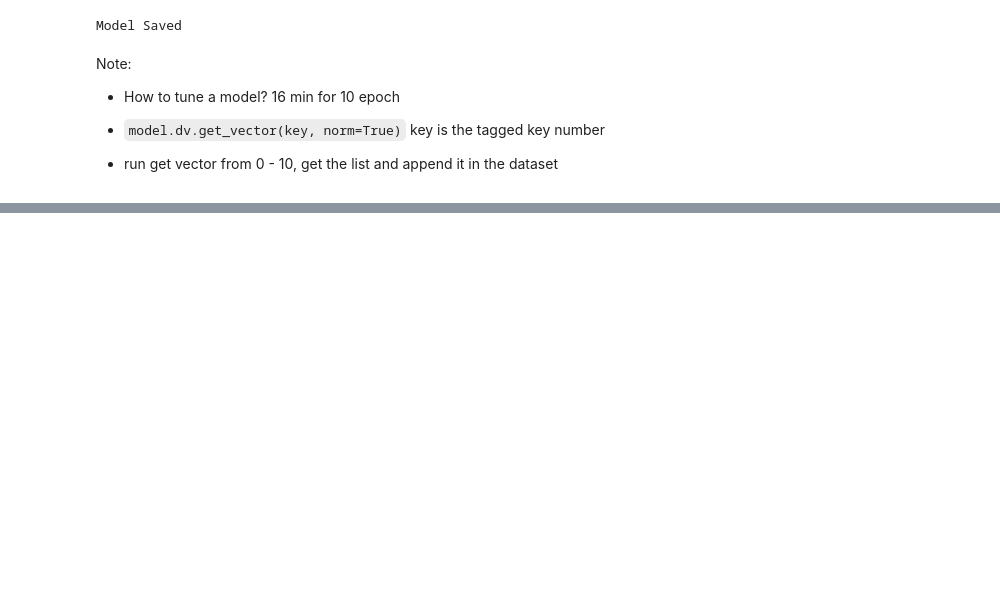
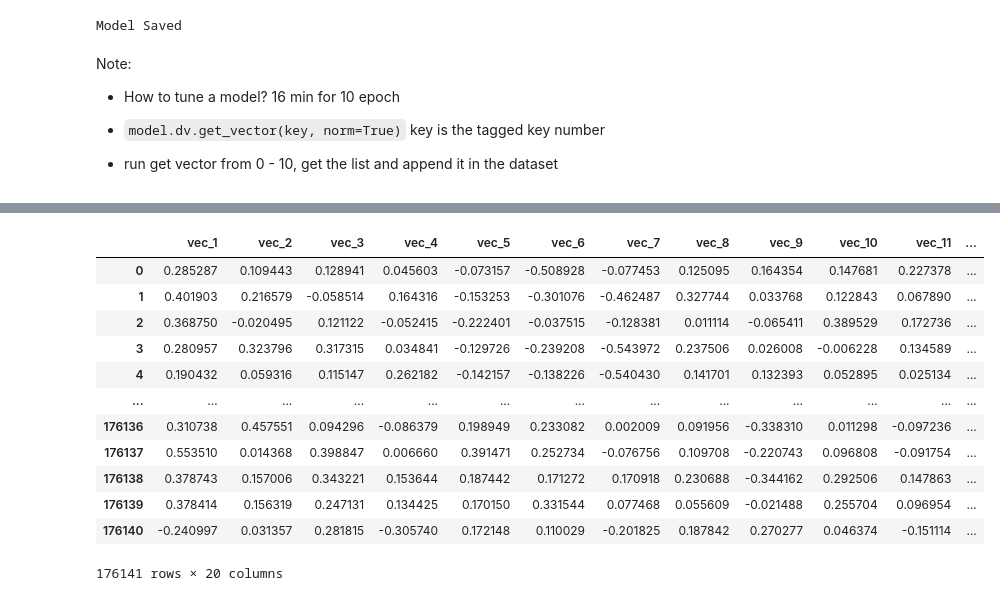
Before and after one commit to esther119/Understand-How-English-Fluency-Affects-Grade, a Jupyter notebook: doc2vec.ipynb, the cells around one changed output, grey strips where cells are left out. Saved outputs shown, nothing was run; the diff lists cells and outputs as text; code cells hidden in the pictures; blank space fills up the shorter version.

```diff
--- a/doc2vec.ipynb
+++ b/doc2vec.ipynb
@@ -99,0 +101,19 @@ df
+# %%
+vec_df = pd.DataFrame([pd.Series(x) for x in df.vec])
+vec_df.columns = ['vec_{}'.format(x+1) for x in vec_df.columns]
+
+vec_df
+# %% [output]
+|  | vec_1 | vec_2 | vec_3 | vec_4 | vec_5 | vec_6 | vec_7 | vec_8 | vec_9 | vec_10 | vec_11 | ... |
+| 0 | 0.285287 | 0.109443 | 0.128941 | 0.045603 | -0.073157 | -0.508928 | -0.077453 | 0.125095 | 0.164354 | 0.147681 | 0.227378 | ... |
+| 1 | 0.401903 | 0.216579 | -0.058514 | 0.164316 | -0.153253 | -0.301076 | -0.462487 | 0.327744 | 0.033768 | 0.122843 | 0.067890 | ... |
+| 2 | 0.368750 | -0.020495 | 0.121122 | -0.052415 | -0.222401 | -0.037515 | -0.128381 | 0.011114 | -0.065411 | 0.389529 | 0.172736 | ... |
+| 3 | 0.280957 | 0.323796 | 0.317315 | 0.034841 | -0.129726 | -0.239208 | -0.543972 | 0.237506 | 0.026008 | -0.006228 | 0.134589 | ... |
+| 4 | 0.190432 | 0.059316 | 0.115147 | 0.262182 | -0.142157 | -0.138226 | -0.540430 | 0.141701 | 0.132393 | 0.052895 | 0.025134 | ... |
+| ... | ... | ... | ... | ... | ... | ... | ... | ... | ... | ... | ... | ... |
+| 176136 | 0.310738 | 0.457551 | 0.094296 | -0.086379 | 0.198949 | 0.233082 | 0.002009 | 0.091956 | -0.338310 | 0.011298 | -0.097236 | ... |
+| 176137 | 0.553510 | 0.014368 | 0.398847 | 0.006660 | 0.391471 | 0.252734 | -0.076756 | 0.109708 | -0.220743 | 0.096808 | -0.091754 | ... |
+| 176138 | 0.378743 | 0.157006 | 0.343221 | 0.153644 | 0.187442 | 0.171272 | 0.170918 | 0.230688 | -0.344162 | 0.292506 | 0.147863 | ... |
+| 176139 | 0.378414 | 0.156319 | 0.247131 | 0.134425 | 0.170150 | 0.331544 | 0.077468 | 0.055609 | -0.021488 | 0.255704 | 0.096954 | ... |
+| 176140 | -0.240997 | 0.031357 | 0.281815 | -0.305740 | 0.172148 | 0.110029 | -0.201825 | 0.187842 | 0.270277 | 0.046374 | -0.151114 | ... |
+176141 rows × 20 columns
```
Also changed, not shown: parts of 6 cells of this notebook, 1 other file.
